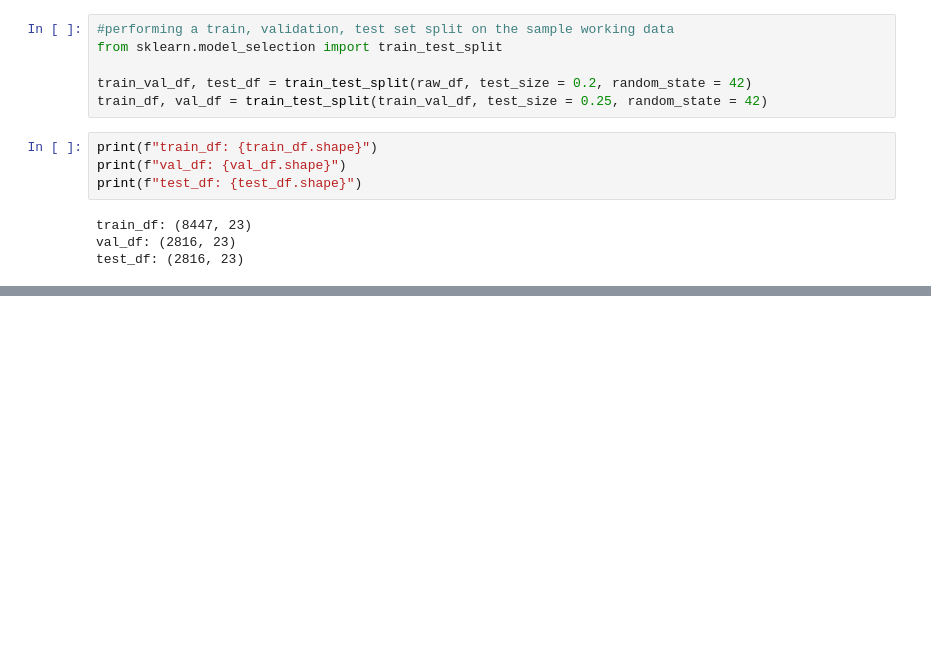
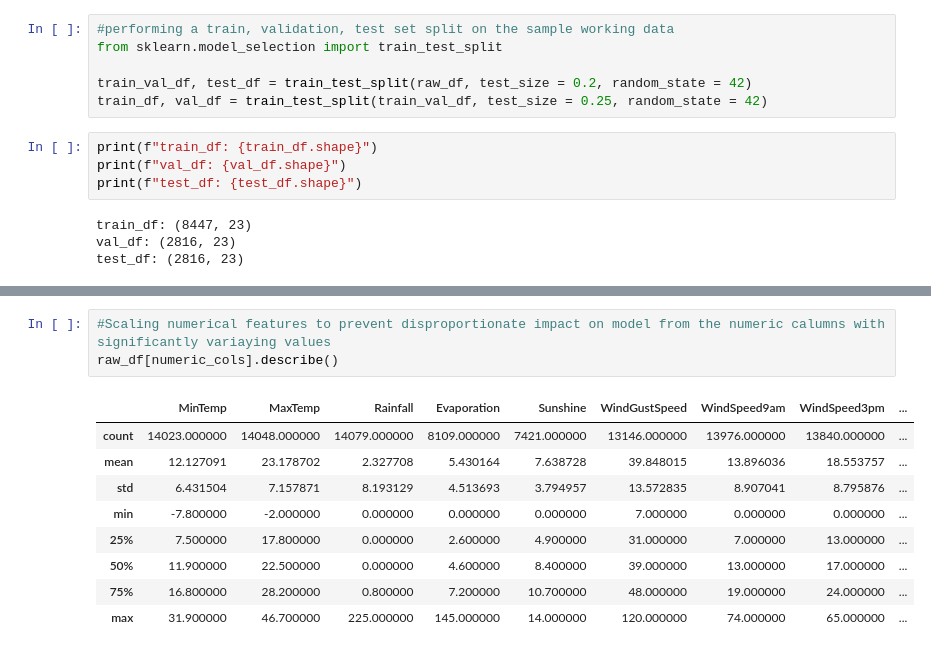
Before and after one commit to Surya8Singh/Portfolio_Projects, a Jupyter notebook: rain-prediction-logistic-regression.ipynb, the cells around one changed output, grey strips where cells are left out. Saved outputs shown, nothing was run; the diff lists cells and outputs as text; blank space fills up the shorter version.

```diff
--- a/rain-prediction-logistic-regression.ipynb
+++ b/rain-prediction-logistic-regression.ipynb
@@ -178,0 +342,13 @@ test_df
+# %%
+#Scaling numerical features to prevent disproportionate impact on model from the numeric calumns with significantly variaying values
+raw_df[numeric_cols].describe()
+# %% [output]
+|  | MinTemp | MaxTemp | Rainfall | Evaporation | Sunshine | WindGustSpeed | WindSpeed9am | WindSpeed3pm | ... |
+| count | 14023.000000 | 14048.000000 | 14079.000000 | 8109.000000 | 7421.000000 | 13146.000000 | 13976.000000 | 13840.000000 | ... |
+| mean | 12.127091 | 23.178702 | 2.327708 | 5.430164 | 7.638728 | 39.848015 | 13.896036 | 18.553757 | ... |
+| std | 6.431504 | 7.157871 | 8.193129 | 4.513693 | 3.794957 | 13.572835 | 8.907041 | 8.795876 | ... |
+| min | -7.800000 | -2.000000 | 0.000000 | 0.000000 | 0.000000 | 7.000000 | 0.000000 | 0.000000 | ... |
+| 25% | 7.500000 | 17.800000 | 0.000000 | 2.600000 | 4.900000 | 31.000000 | 7.000000 | 13.000000 | ... |
+| 50% | 11.900000 | 22.500000 | 0.000000 | 4.600000 | 8.400000 | 39.000000 | 13.000000 | 17.000000 | ... |
+| 75% | 16.800000 | 28.200000 | 0.800000 | 7.200000 | 10.700000 | 48.000000 | 19.000000 | 24.000000 | ... |
+| max | 31.900000 | 46.700000 | 225.000000 | 145.000000 | 14.000000 | 120.000000 | 74.000000 | 65.000000 | ... |
```
Also changed, not shown: parts of 22 cells of this notebook.
